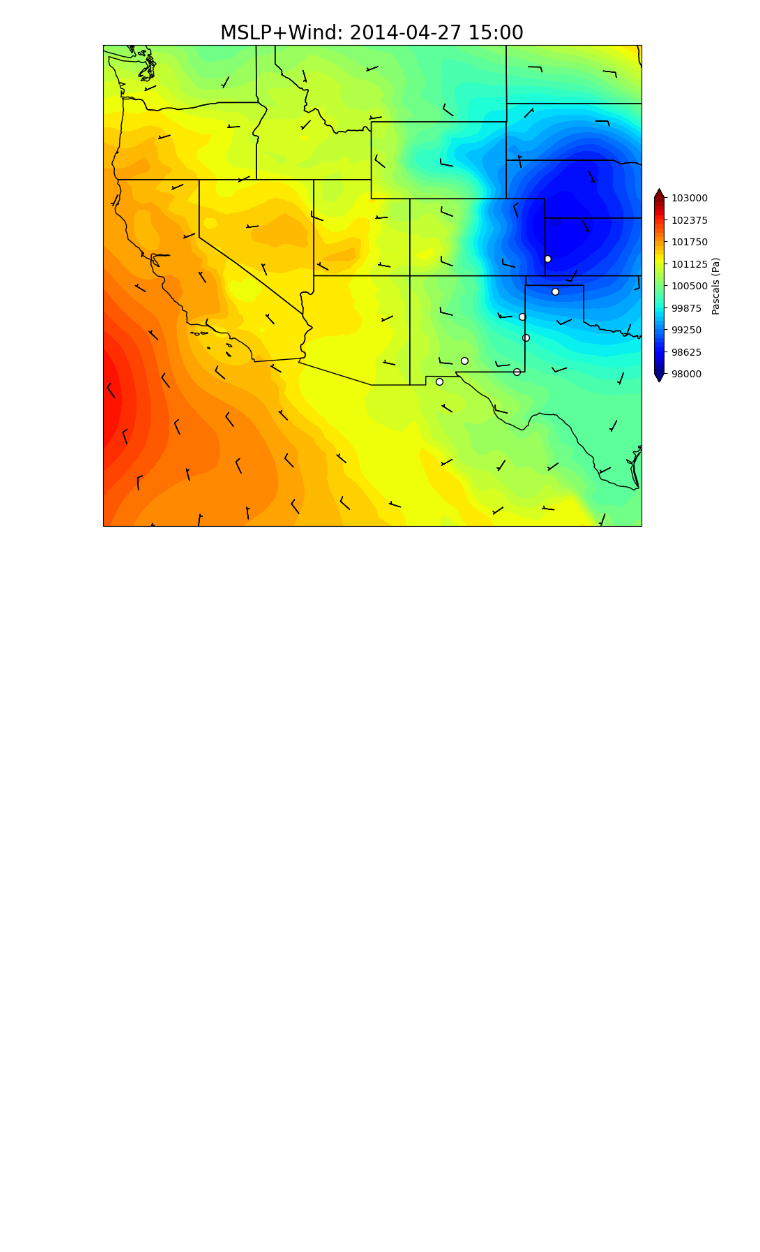
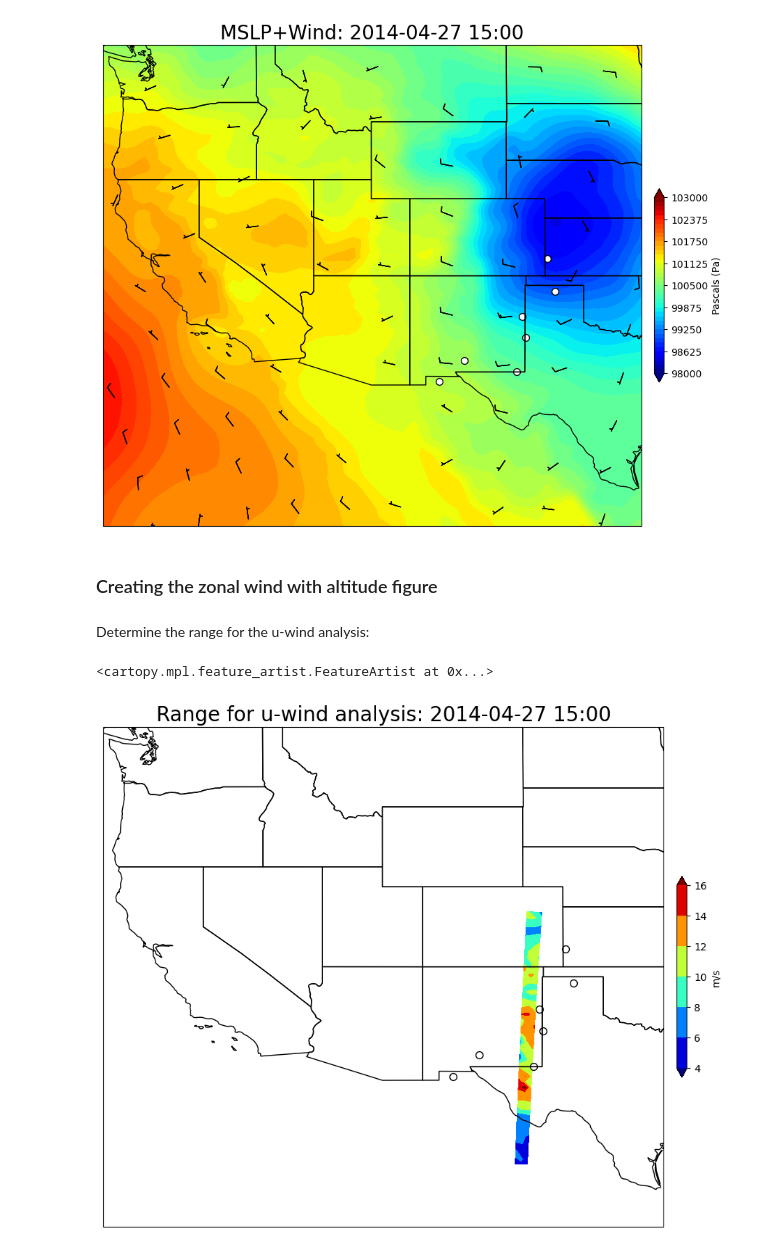
Before and after one commit to jesseturner/Dust_Plumes, a Jupyter notebook: Case_Study.ipynb, the cells around one changed output. Cells and saved outputs as stored; diff of their text form; code cells hidden in the pictures; blank space fills up the shorter version.

Commit message:
adding zonal wind analysis

```diff
--- a/Case_Study.ipynb
+++ b/Case_Study.ipynb
@@ -151,3 +153,37 @@ ax.add_feature(cfeature.STATES)
 # %% [output]
 <cartopy.mpl.feature_artist.FeatureArtist at 0x...>
 [figure]
+# %% [markdown]
+### Creating the zonal wind with altitude figure
+# %%
+u_ds = xr.open_dataset('uwnd.201404.nc')
+# %% [markdown]
+Determine the range for the u-wind analysis:
+# %%
+level = 1000  #hPa
+dt = datetime(2014, 4, 27, 15, 0, 0, 0)
+x=slice(5900000, 6000000)
+y=slice(2000000, 3500000)
+
+u_ds_sel = u_ds.sel(level=level, time=dt, x=x, y=y)
+# %%
+projection=ccrs.PlateCarree()
+fig,ax=plt.subplots(1, figsize=(12,12),subplot_kw={'projection': projection})
+cmap = plt.cm.jet
+
+ax.set_extent([-125, -97, 24, 49], crs=ccrs.PlateCarree())
+
+z=ax.contourf(u_ds_sel.lon, u_ds_sel.lat, u_ds_sel.uwnd, cmap=cmap, extend='both')
+clb=plt.colorbar(z, shrink=0.3, pad=0.02, ax=ax)
+
+dust=ax.scatter(df_case.longitude, df_case.latitude, c='white', edgecolors='black', s=50)
+
+formatted_dt = dt.strftime('%Y-%m-%d %H:%M')
+ax.set_title('Range for u-wind analysis: '+formatted_dt, size=20)
+clb.set_label('m/s')
+
+
+ax.add_feature(cfeature.STATES)
+# %% [output]
+<cartopy.mpl.feature_artist.FeatureArtist at 0x...>
+[figure, added]
```
Also changed, not shown: parts of 5 cells of this notebook.
